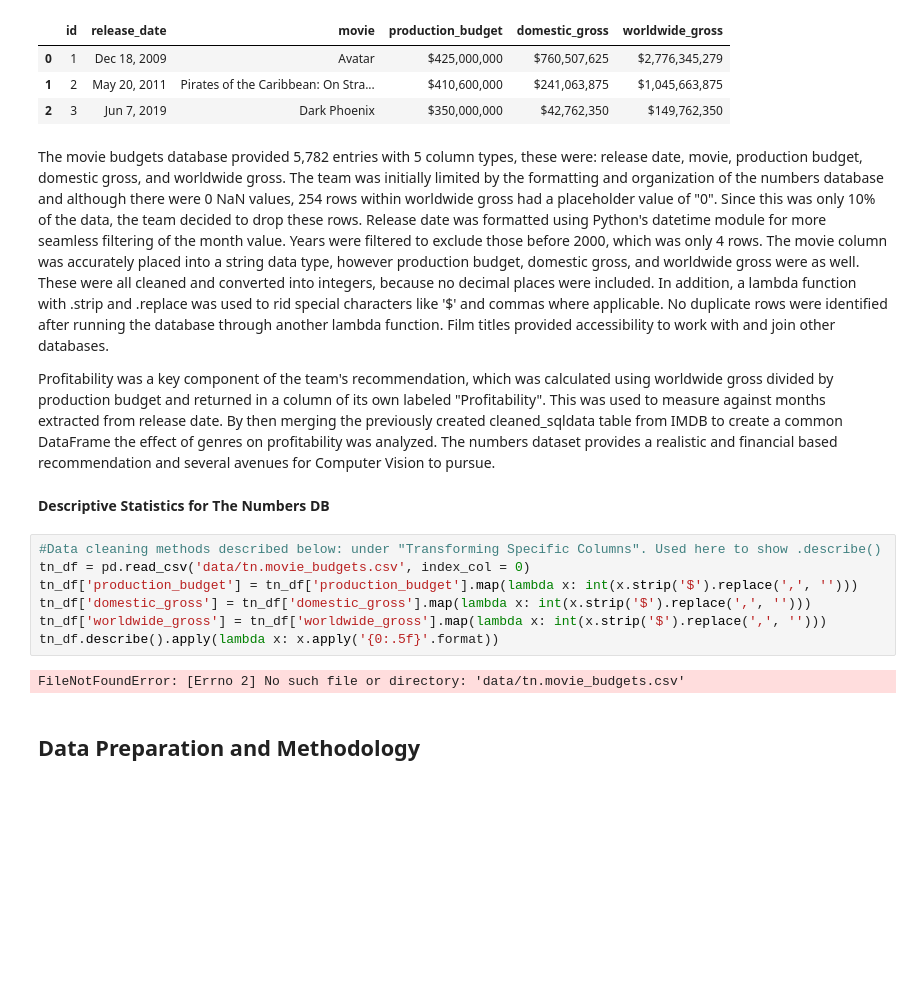
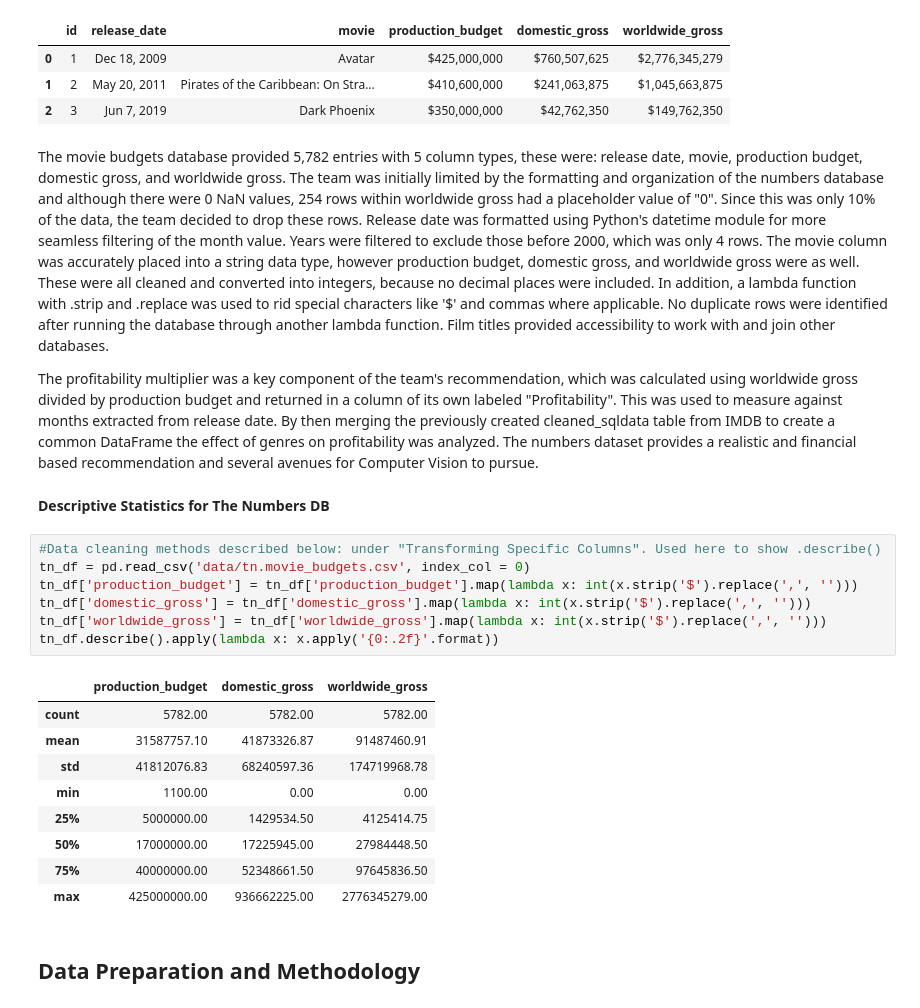
Before and after one commit to hacampbell1/teamaustin, a Jupyter notebook: JupyterNotebook.ipynb, the cells around one changed output. Drawn from its saved outputs; the diff is of its cells as text; blank space fills up the shorter version.

```diff
--- a/JupyterNotebook.ipynb
+++ b/JupyterNotebook.ipynb
@@ -203,18 +202,26 @@ tn_df.head(3)
 # %% [markdown]
 The movie budgets database provided 5,782 entries with 5 column types, these were: release date, movie, production budget, domestic gross, and worldwide gross. The team was initially limited by the formatting and organization of the numbers database and although there were 0 NaN values, 254 rows within worldwide gross had a placeholder value of "0". Since this was only 10% of the data, the team decided to drop these rows. Release date was formatted using Python's datetime module for more seamless filtering of the month value. Years were filtered to exclude those before 2000, which was only 4 rows. The movie column was accurately placed into a string data type, however production budget, domestic gross, and worldwide gross were as well. These were all cleaned and converted into integers, because no decimal places were included. In addition, a lambda function with .strip and .replace was used to rid special characters like '$' and commas where applicable. No duplicate rows were identified after running the database through another lambda function. Film titles provided accessibility to work with and join other databases.
 
-Profitability was a key component of the team's recommendation, which was calculated using worldwide gross divided by production budget and returned in a column of its own labeled "Profitability". This was used to measure against months extracted from release date. By then merging the previously created cleaned_sqldata table from IMDB to create a common DataFrame the effect of genres on profitability was analyzed. The numbers dataset provides a realistic and financial based recommendation and several avenues for Computer Vision to pursue.
+The profitability multiplier was a key component of the team's recommendation, which was calculated using worldwide gross divided by production budget and returned in a column of its own labeled "Profitability". This was used to measure against months extracted from release date. By then merging the previously created cleaned_sqldata table from IMDB to create a common DataFrame the effect of genres on profitability was analyzed. The numbers dataset provides a realistic and financial based recommendation and several avenues for Computer Vision to pursue.
 # %% [markdown]
 **Descriptive Statistics for The Numbers DB**
 # %%
 #Data cleaning methods described below: under "Transforming Specific Columns". Used here to show .describe()
 tn_df = pd.read_csv('data/tn.movie_budgets.csv', index_col = 0)
 tn_df['production_budget'] = tn_df['production_budget'].map(lambda x: int(x.strip('$').replace(',', '')))
 tn_df['domestic_gross'] = tn_df['domestic_gross'].map(lambda x: int(x.strip('$').replace(',', '')))
 tn_df['worldwide_gross'] = tn_df['worldwide_gross'].map(lambda x: int(x.strip('$').replace(',', '')))
-tn_df.describe().apply(lambda x: x.apply('{0:.5f}'.format))
+tn_df.describe().apply(lambda x: x.apply('{0:.2f}'.format))
 # %% [output]
-FileNotFoundError: [Errno 2] No such file or directory: 'data/tn.movie_budgets.csv'
+|  | production_budget | domestic_gross | worldwide_gross |
+| count | 5782.00 | 5782.00 | 5782.00 |
+| mean | 31587757.10 | 41873326.87 | 91487460.91 |
+| std | 41812076.83 | 68240597.36 | 174719968.78 |
+| min | 1100.00 | 0.00 | 0.00 |
+| 25% | 5000000.00 | 1429534.50 | 4125414.75 |
+| 50% | 17000000.00 | 17225945.00 | 27984448.50 |
+| 75% | 40000000.00 | 52348661.50 | 97645836.50 |
+| max | 425000000.00 | 936662225.00 | 2776345279.00 |
 # %% [markdown]
 ## Data Preparation and Methodology
 # %% [markdown]
```
Also changed, not shown: parts of 4 cells of this notebook.
